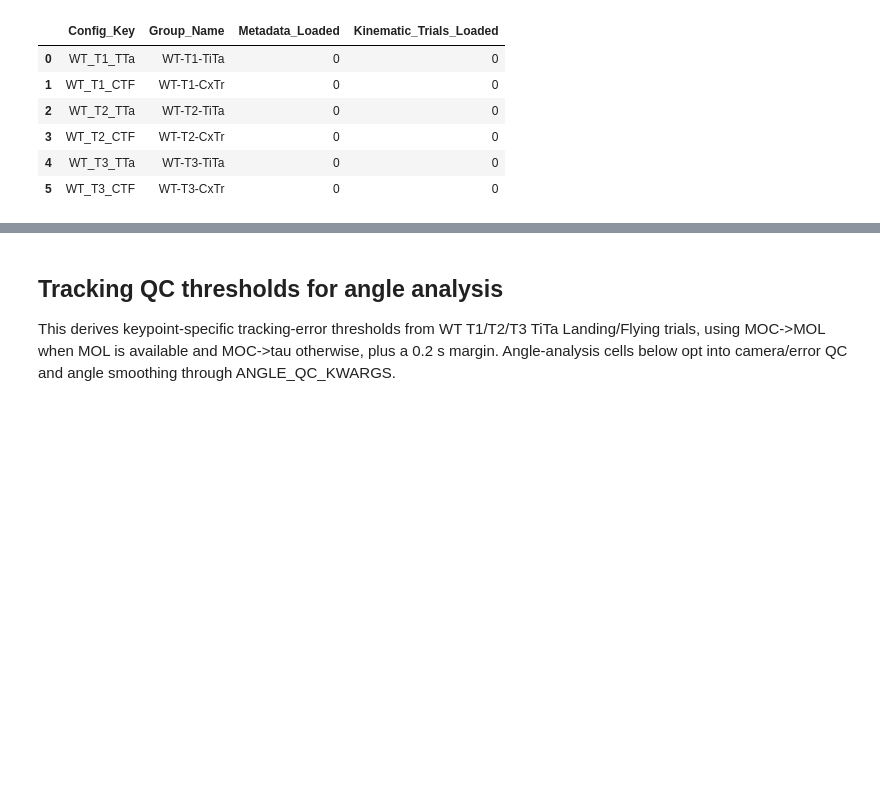
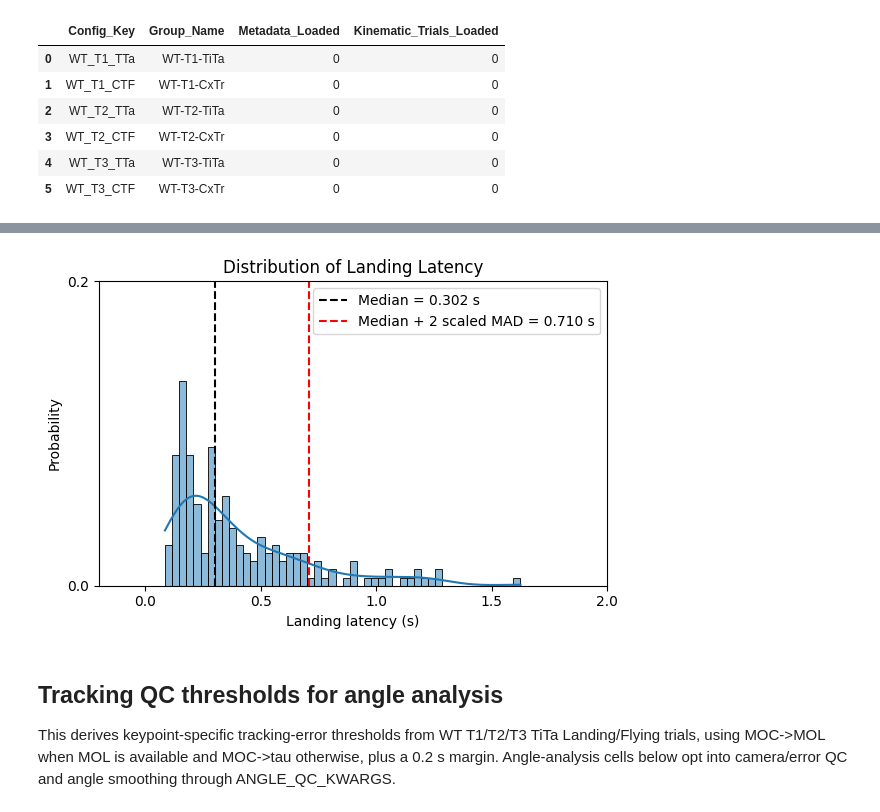
Before and after one commit to TseWeiKuo/AnalysisAndFigures, a Jupyter notebook: WT-LP_and_ConGeo.ipynb, the cells around one changed output, grey strips where cells are left out. Cells and saved outputs as stored; diff of their text form; code cells hidden in the pictures; blank space fills up the shorter version.

```diff
--- a/WT-LP_and_ConGeo.ipynb
+++ b/WT-LP_and_ConGeo.ipynb
@@ -144,0 +149,88 @@ wt_group_linestyles = {group.group_name: "solid" for group in wt_groups_ordered}
+# %%
+
+import pandas as pd
+import numpy as np
+import matplotlib.pyplot as plt
+import seaborn as sns
+
+# Load data
+df = pd.read_excel(
+    r"C:\Users\wayne\OneDrive\Desktop\Metadata\WT-LP\T2-TiTa\T2-TiTa-LL.xlsx"
+)
+
+# Exclude Fly# and the first three trials
+# Keeps Trial_4 through Trial_20
+df = df.iloc[:, 4:]
+df = df.drop(index=2)
+
+# Flatten into a single vector
+latency = df.to_numpy().flatten()
+
+# Convert NF, N/A, blanks, etc. to NaN
+latency = pd.to_numeric(latency, errors="coerce")
+
+# Remove NaN and -1 values
+latency = latency[(~pd.isna(latency)) & (latency != -1)]
+
+# Convert frames to seconds
+latency = latency / 200
+
+# Calculate median and scaled MAD
+median_latency = np.median(latency)
+
+raw_mad = np.median(
+    np.abs(latency - median_latency)
+)
+
+scaled_mad = 1.483 * raw_mad
+
+# Upper threshold: median + 2 scaled MAD
+threshold_2mad = median_latency + 2 * scaled_mad
+
+# Print values
+print(f"Number of valid trials: {len(latency)}")
+print(f"Median: {median_latency:.4f} s")
+print(f"Raw MAD: {raw_mad:.4f} s")
+print(f"Scaled MAD: {scaled_mad:.4f} s")
+print(f"Median + 2 scaled MAD: {threshold_2mad:.4f} s")
+print(f"Threshold in frames: {threshold_2mad * 200:.2f}")
+
+# Plot
+plt.figure(figsize=(6, 4))
+
+sns.histplot(
+    latency,
+    # binwidth=0.025,
+    bins=50,
+    kde=True,
+    stat="probability"
+)
+
+# Median line
+plt.axvline(
+    median_latency,
+    color="black",
+    linestyle="--",
+    linewidth=1.5,
+    label=f"Median = {median_latency:.3f} s"
+)
+
+# 2 scaled MAD threshold line
+plt.axvline(
+    threshold_2mad,
+    color="red",
+    linestyle="--",
+    linewidth=1.5,
+    label=f"Median + 2 scaled MAD = {threshold_2mad:.3f} s"
+)
+plt.yticks([0, 0.2])
+plt.xticks([0, 0.5, 1.0, 1.5, 2])
+plt.xlim(-0.2, 2)
+plt.xlabel("Landing latency (s)")
+plt.ylabel("Probability")
+plt.title("Distribution of Landing Latency")
+plt.legend()
+
+plt.tight_layout()
+plt.show()
+# %% [output]
@@ -145,3 +243,4 @@ wt_group_linestyles = {group.group_name: "solid" for group in wt_groups_ordered}
+[figure, added]
 # %% [markdown]
 ## Tracking QC thresholds for angle analysis
 
```
Also changed, not shown: parts of 16 cells of this notebook, 14 other files.
